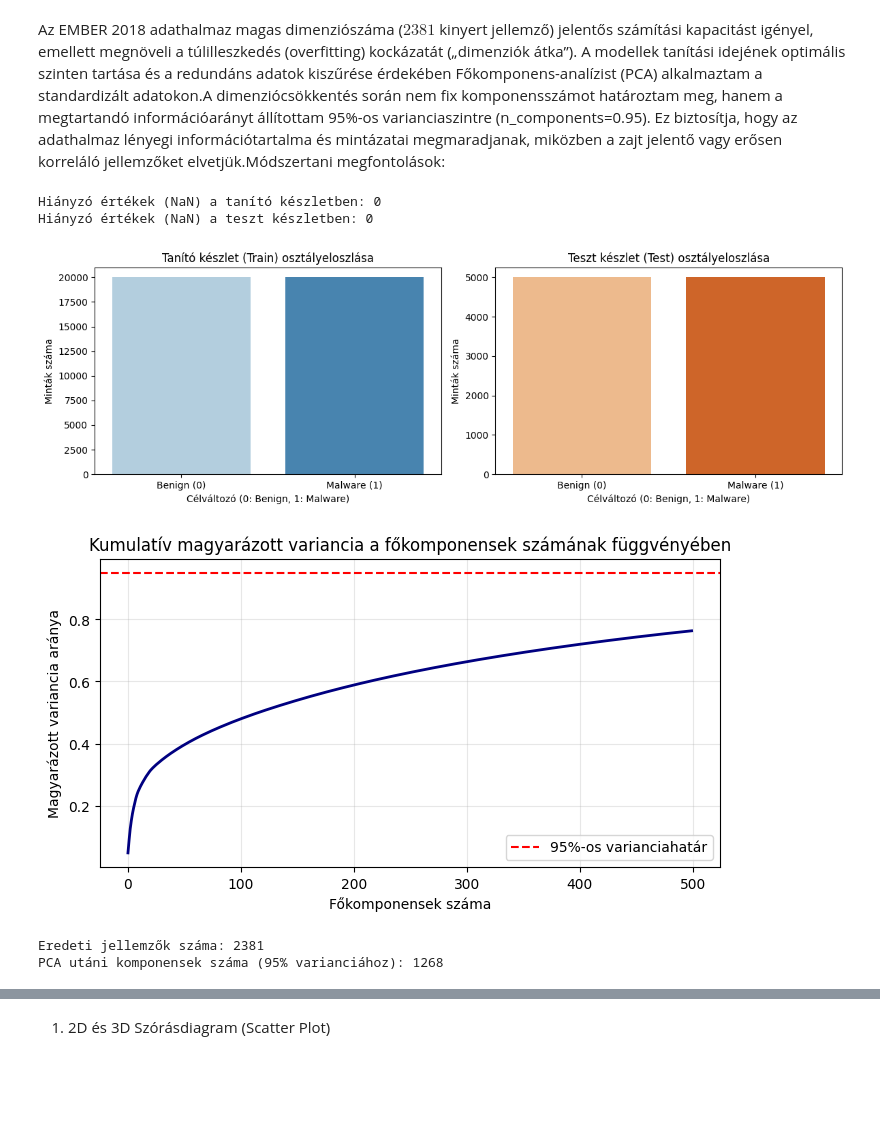
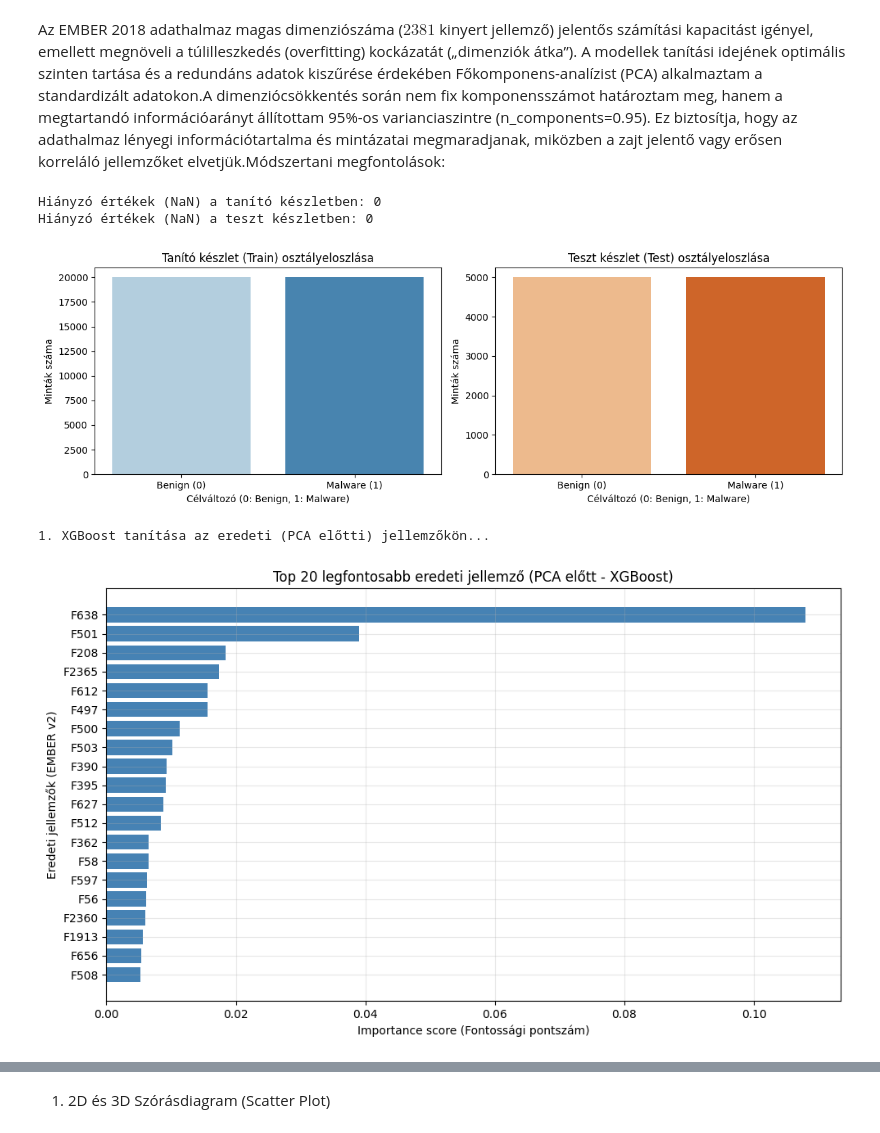
Before and after one commit to RaczNikoletta/Artificial-intelligence, a Jupyter notebook: PE_SupervisedML/beadando2.ipynb, the cells around one changed output, grey strips where cells are left out. Drawn from its saved outputs; the diff is of its cells as text; code cells hidden in the pictures; blank space fills up the shorter version.

```diff
--- a/PE_SupervisedML/beadando2.ipynb
+++ b/PE_SupervisedML/beadando2.ipynb
@@ -239,52 +240,71 @@ if nan_test > 0:
 fig, axes = plt.subplots(1, 2, figsize=(12, 4))
 
 sns.countplot(x=y_train, hue=y_train, palette='Blues', ax=axes[0], legend=False)
 axes[0].set_title("Tanító készlet (Train) osztályeloszlása")
 axes[0].set_xlabel("Célváltozó (0: Benign, 1: Malware)")
 axes[0].set_ylabel("Minták száma")
 axes[0].set_xticklabels(['Benign (0)', 'Malware (1)'])
 
 sns.countplot(x=y_test, hue=y_test, palette='Oranges', ax=axes[1], legend=False)
 axes[1].set_title("Teszt készlet (Test) osztályeloszlása")
 axes[1].set_xlabel("Célváltozó (0: Benign, 1: Malware)")
 axes[1].set_ylabel("Minták száma")
 axes[1].set_xticklabels(['Benign (0)', 'Malware (1)'])
 
 plt.tight_layout()
 plt.show()
 
 # 1.4 Standardizálás
 scaler = StandardScaler()
 X_train_scaled = scaler.fit_transform(X_train)
 X_test_scaled = scaler.transform(X_test)
 
-# 1.5 EDA / PCA: Kumulatív magyarázott variancia ábrázolása
-pca_full = PCA(n_components=min(500, X_train.shape[1]), random_state=42)
-pca_full.fit(X_train_scaled)
+import matplotlib.pyplot as plt
+from xgboost import XGBClassifier
 
-cumulative_variance = np.cumsum(pca_full.explained_variance_ratio_)
+# ==============================================================================
+# FEATURE IMPORTANCE A PCA ELŐTTI (EREDETI) ADATOKON
+# ==============================================================================
 
-plt.figure(figsize=(8, 4))
-plt.plot(cumulative_variance, linewidth=2, color='navy')
-plt.axhline(y=0.95, color='r', linestyle='--', label='95%-os varianciahatár')
-plt.title("Kumulatív magyarázott variancia a főkomponensek számának függvényében")
-plt.xlabel("Főkomponensek száma")
-plt.ylabel("Magyarázott variancia aránya")
-plt.legend()
+print("1. XGBoost tanítása az eredeti (PCA előtti) jellemzőkön...")
+
+# Létrehozunk egy modellt a skálázott, de PCA nélküli adatokra
+xgb_raw = XGBClassifier(
+    n_estimators=100,
+    learning_rate=0.1,
+    max_depth=6,
+    random_state=42,
+    n_jobs=-1
+)
+
+# Tanítás az eredeti skálázott adaton (X_train_scaled)
+xgb_raw.fit(X_train_scaled, y_train)
+
+# 2. Az eredeti oszlopnevek meghatározása
+# Ha df_train-ből dolgozol, kiszedjük a 'label' oszlop kivételével az összes nevet
+label_col = 'label' if 'label' in df_train.columns else df_train.columns[-1]
+original_feature_names = [col for col in df_train.columns if col != label_col]
+
+# 3. Jellemzők fontosságának kinyerése és rendezése
+importance_scores = xgb_raw.feature_importances_
+
+df_top_features = pd.DataFrame({
+    'Feature': original_feature_names,
+    'Importance': importance_scores
+}).sort_values(by='Importance', ascending=False).head(20)
+
+# 4. Vizualizáció (Vízszintes oszlopdiagram)
+plt.figure(figsize=(10, 6))
+plt.barh(df_top_features['Feature'][::-1], df_top_features['Importance'][::-1], color='steelblue')
+plt.title("Top 20 legfontosabb eredeti jellemző (PCA előtt - XGBoost)")
+plt.xlabel("Importance score (Fontossági pontszám)")
+plt.ylabel("Eredeti jellemzők (EMBER v2)")
 plt.grid(True, alpha=0.3)
+plt.tight_layout()
 plt.show()
-
-# 1.6 Végleges PCA beállítása 95% varianciára
-pca = PCA(n_components=0.95, random_state=42)
-X_train_pca = pca.fit_transform(X_train_scaled)
-X_test_pca = pca.transform(X_test_scaled)
-
-print(f"\nEredeti jellemzők száma: {X_train.shape[1]}")
-print(f"PCA utáni komponensek száma (95% varianciához): {X_train_pca.shape[1]}")
 # %% [output]
 Hiányzó értékek (NaN) a tanító készletben: 0
 Hiányzó értékek (NaN) a teszt készletben: 0
 [figure]
+1. XGBoost tanítása az eredeti (PCA előtti) jellemzőkön...
-[figure, old version]
+[figure, new version]
-Eredeti jellemzők száma: 2381
-PCA utáni komponensek száma (95% varianciához): 1268
```
Also changed, not shown: parts of 9 cells of this notebook.
